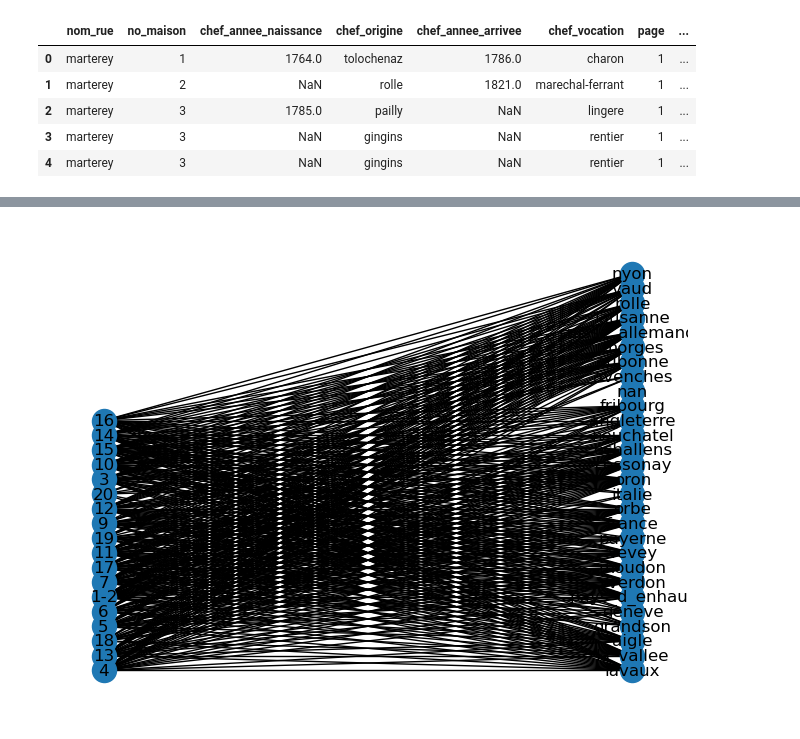
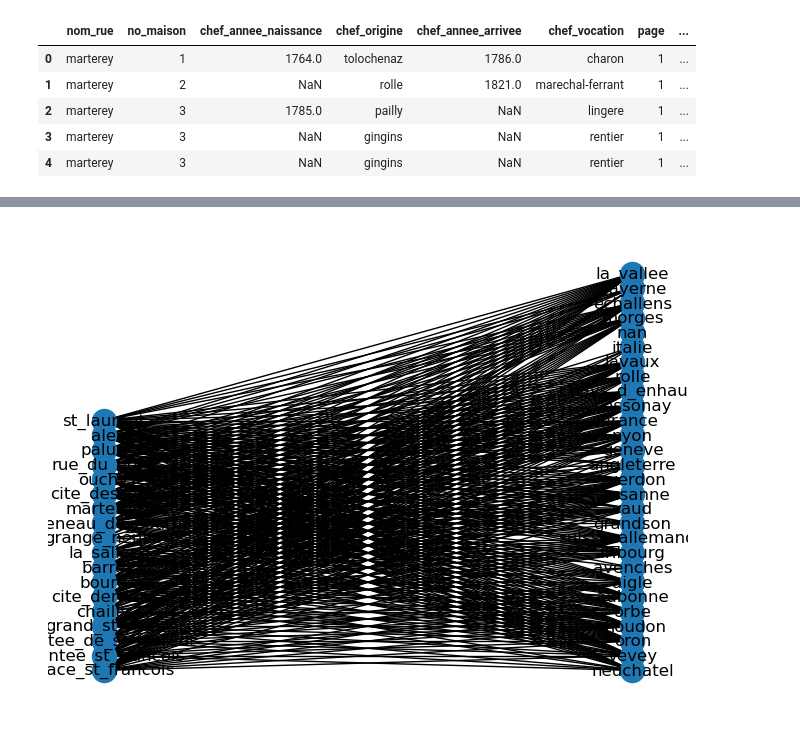
Before and after one commit to ozan-guven/HUM-450-Project, a Jupyter notebook: data/networks/bipartite_origine_divisions/network_origins.ipynb, the cells around one changed output, grey strips where cells are left out. Saved outputs shown, nothing was run; the diff lists cells and outputs as text; code cells hidden in the pictures.

Commit message:
Add nice names for the map

```diff
--- a/data/networks/bipartite_origine_divisions/network_origins.ipynb
+++ b/data/networks/bipartite_origine_divisions/network_origins.ipynb
@@ -55,33 +55,33 @@ nx.write_gexf(G, "bipartite_divisions_origines.gexf")
 # %%
 # Create a bipartite graph
 B = nx.Graph()
 
 # Add the divisions as nodes with the 'bipartite' attribute set to 0
-divisions = set(recensement['division'])
+divisions = set(recensement['division_name'])
 B.add_nodes_from(divisions, bipartite=0)
 
 # Add the job categories as nodes with the 'bipartite' attribute set to 1
 origine_category = set(recensement['chef_origine_class'])
 B.add_nodes_from(origine_category, bipartite=1)
 
 # Add the edges between the divisions and job categories
-edge_data = recensement.groupby(['division', 'chef_origine_class']).size().reset_index().values.tolist()
+edge_data = recensement.groupby(['division_name', 'chef_origine_class']).size().reset_index().values.tolist()
 B.add_weighted_edges_from(edge_data, weight='weight')
 
 # Get the sets of nodes in each bipartite set
 divisions = {n for n, d in B.nodes(data=True) if d['bipartite'] == 0}
 origine_category = set(B) - divisions
 
 # Define the position of each node
 pos = dict()
 pos.update((n, (1, i)) for i, n in enumerate(divisions))
 pos.update((n, (2, i)) for i, n in enumerate(origine_category))
 
 # Draw the graph
 nx.draw(B, pos=pos, with_labels=True)
 plt.show()
 # %% [output]
-[figure, old version]
+[figure, new version]
 # %%
 # Load the CSV file into a Pandas DataFrame
 df = pd.read_csv("./bipartite_divisions_origines.csv")
```
Also changed, not shown: parts of 2 cells of this notebook, 11 other files.
